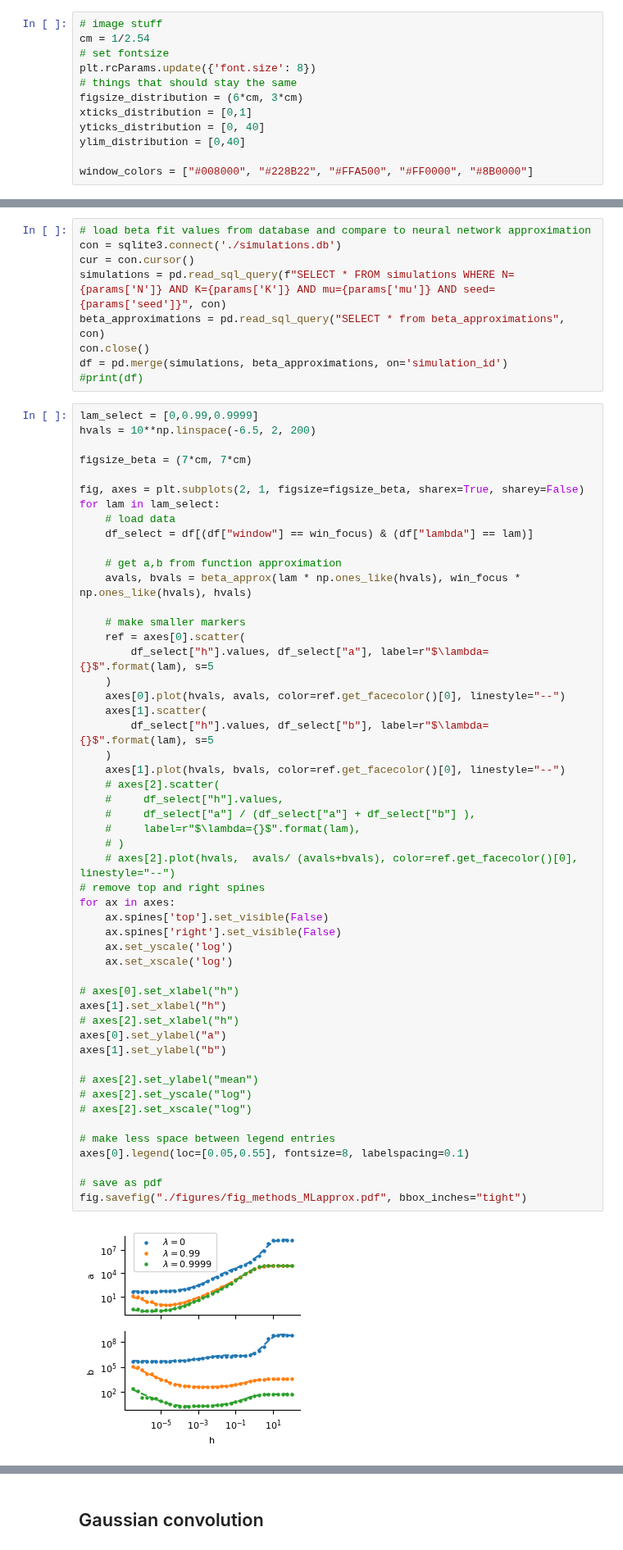
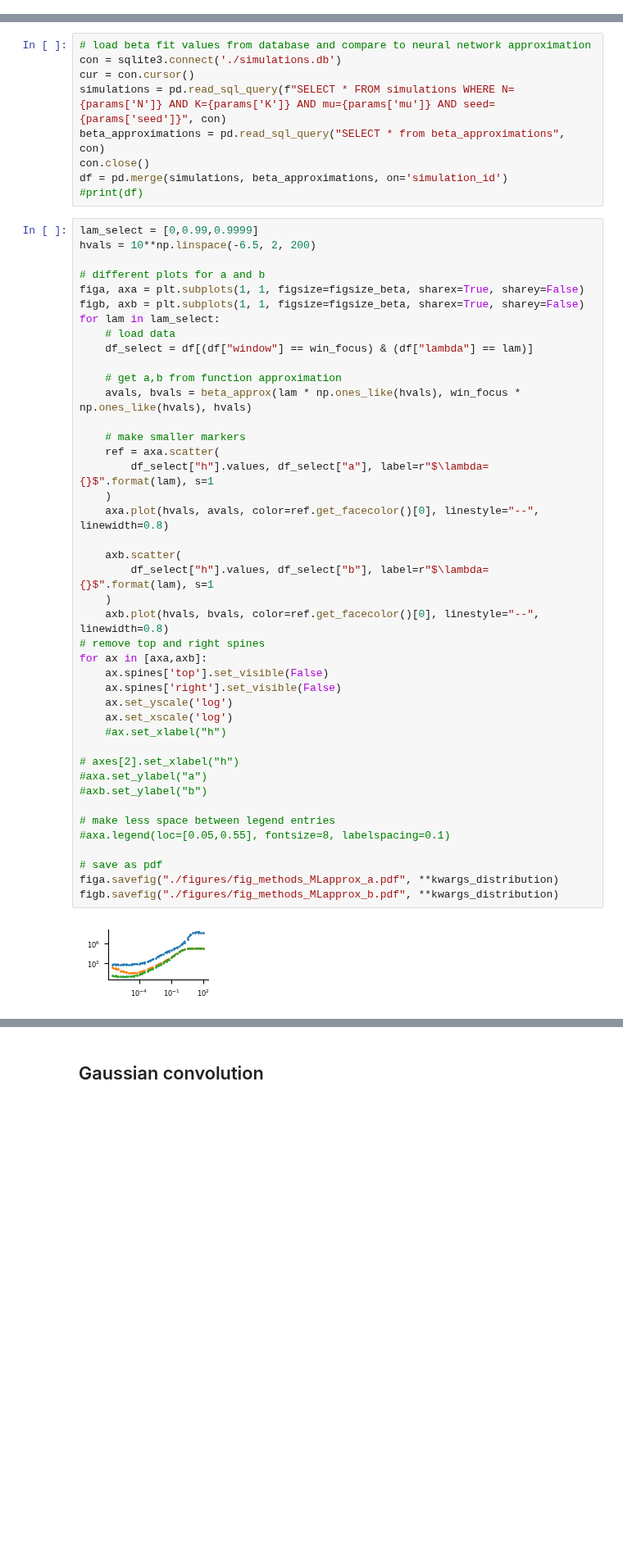
Before and after one commit to sahelazizpour/Finite-Observation-Dynamic-Range, a Jupyter notebook: 6_plot_worklow.ipynb, the cells around one changed output, grey strips where cells are left out. Shown at 82% size. Cells and saved outputs as stored; diff of their text form; blank space fills up the shorter version.

```diff
--- a/6_plot_worklow.ipynb
+++ b/6_plot_worklow.ipynb
@@ -51,15 +76,3 @@ window: 100.0
-# %%
-# image stuff
-cm = 1/2.54
-# set fontsize
-plt.rcParams.update({'font.size': 8})
-# things that should stay the same
-figsize_distribution = (6*cm, 3*cm)
-xticks_distribution = [0,1]
-yticks_distribution = [0, 40]
-ylim_distribution = [0,40]
-
-window_colors = ["#008000", "#228B22", "#FFA500", "#FF0000", "#8B0000"]
 # %% [markdown]
 ## $T\to0$ solution
 # %%
@@ -327,53 +340,44 @@ df = pd.merge(simulations, beta_approximations, on='simulation_id')
 # %%
 lam_select = [0,0.99,0.9999]
 hvals = 10**np.linspace(-6.5, 2, 200)
 
-figsize_beta = (7*cm, 7*cm)
-
-fig, axes = plt.subplots(2, 1, figsize=figsize_beta, sharex=True, sharey=False)
+# different plots for a and b
+figa, axa = plt.subplots(1, 1, figsize=figsize_beta, sharex=True, sharey=False)
+figb, axb = plt.subplots(1, 1, figsize=figsize_beta, sharex=True, sharey=False)
 for lam in lam_select:
     # load data
     df_select = df[(df["window"] == win_focus) & (df["lambda"] == lam)]
 
     # get a,b from function approximation
     avals, bvals = beta_approx(lam * np.ones_like(hvals), win_focus * np.ones_like(hvals), hvals)
 
     # make smaller markers
-    ref = axes[0].scatter(
-        df_select["h"].values, df_select["a"], label=r"$\lambda={}$".format(lam), s=5
+    ref = axa.scatter(
+        df_select["h"].values, df_select["a"], label=r"$\lambda={}$".format(lam), s=1
     )
-    axes[0].plot(hvals, avals, color=ref.get_facecolor()[0], linestyle="--")
-    axes[1].scatter(
-        df_select["h"].values, df_select["b"], label=r"$\lambda={}$".format(lam), s=5
+    axa.plot(hvals, avals, color=ref.get_facecolor()[0], linestyle="--", linewidth=0.8)
+
+    axb.scatter(
+        df_select["h"].values, df_select["b"], label=r"$\lambda={}$".format(lam), s=1
     )
-    axes[1].plot(hvals, bvals, color=ref.get_facecolor()[0], linestyle="--")
-    # axes[2].scatter(
-    #     df_select["h"].values,
-    #     df_select["a"] / (df_select["a"] + df_select["b"] ),
-    #     label=r"$\lambda={}$".format(lam),
-    # )
-    # axes[2].plot(hvals,  avals/ (avals+bvals), color=ref.get_facecolor()[0], linestyle="--")
+    axb.plot(hvals, bvals, color=ref.get_facecolor()[0], linestyle="--", linewidth=0.8)
 # remove top and right spines
-for ax in axes:
+for ax in [axa,axb]:
     ax.spines['top'].set_visible(False)
     ax.spines['right'].set_visible(False)
     ax.set_yscale('log')
     ax.set_xscale('log')
+    #ax.set_xlabel("h")
 
-# axes[0].set_xlabel("h")
-axes[1].set_xlabel("h")
 # axes[2].set_xlabel("h")
-axes[0].set_ylabel("a")
-axes[1].set_ylabel("b")
-
-# axes[2].set_ylabel("mean")
-# axes[2].set_yscale("log")
-# axes[2].set_xscale("log")
+#axa.set_ylabel("a")
+#axb.set_ylabel("b")
 
 # make less space between legend entries
-axes[0].legend(loc=[0.05,0.55], fontsize=8, labelspacing=0.1)
+#axa.legend(loc=[0.05,0.55], fontsize=8, labelspacing=0.1)
 
 # save as pdf
-fig.savefig("./figures/fig_methods_MLapprox.pdf", bbox_inches="tight")
+figa.savefig("./figures/fig_methods_MLapprox_a.pdf", **kwargs_distribution)
+figb.savefig("./figures/fig_methods_MLapprox_b.pdf", **kwargs_distribution)
 # %% [output]
-[figure, old version]
+[figure, new version]
```
Also changed, not shown: parts of 12 cells of this notebook, 1 other file.
